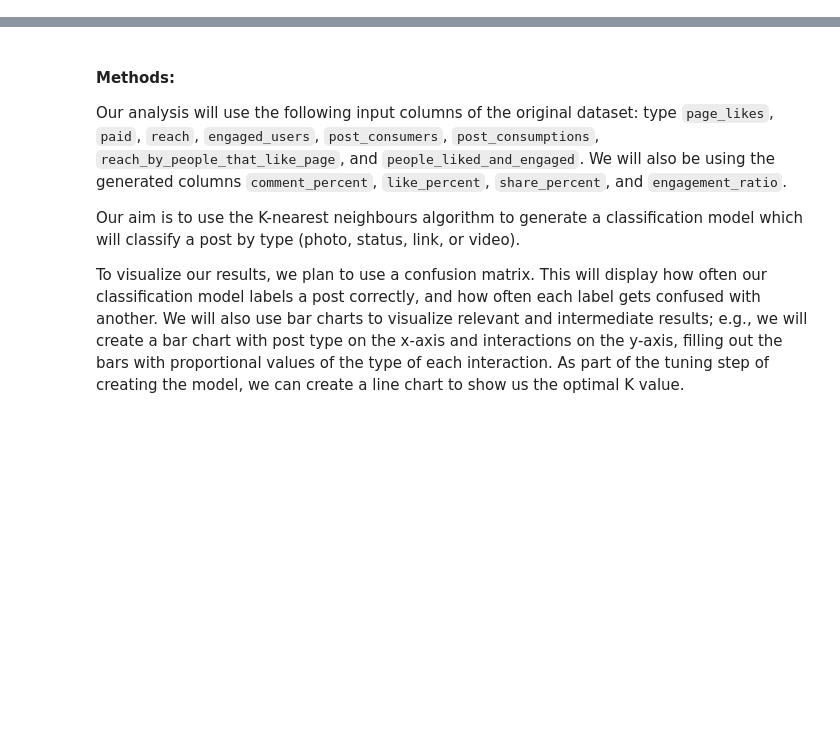
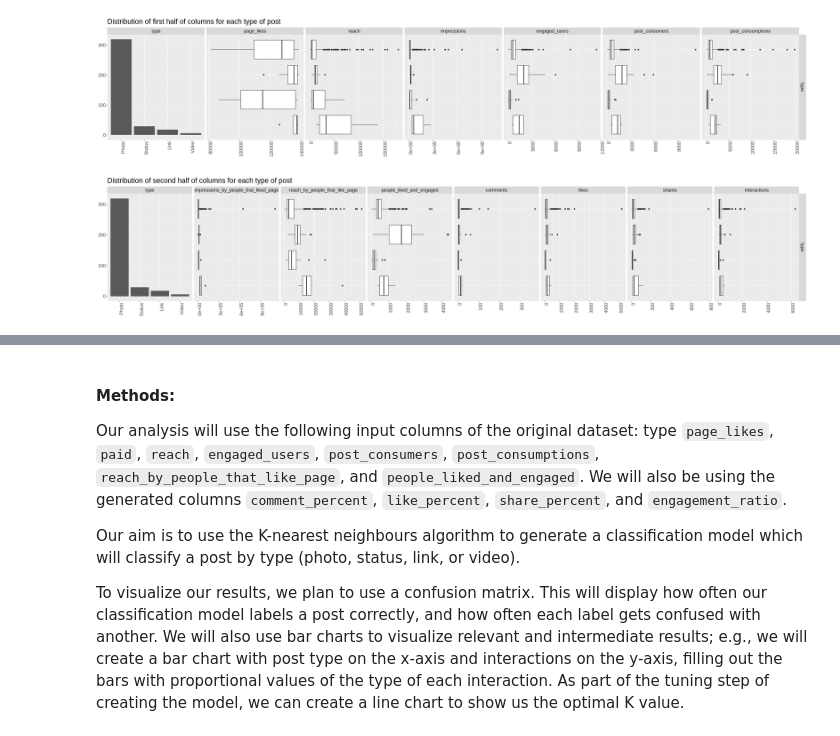
Before and after one commit to lucykvs/DSCI100-Project, a Jupyter notebook: Project.ipynb, the cells around one changed output, grey strips where cells are left out. Saved outputs shown, nothing was run; the diff lists cells and outputs as text; code cells hidden in the pictures; blank space fills up the shorter version.

```diff
--- a/Project.ipynb
+++ b/Project.ipynb
@@ -450,0 +81,9 @@ A tibble: 12 × 1
+# %%
+# Split the data:
+fb_split <- initial_split(fb_data_clean, prop = 0.75, strata = type)
+fb_train <- training(fb_split)
+fb_test <- testing(fb_split)
+
+# ensure fb_train and fb_test contain 75% and 25% of data, respectively
+nrow(fb_train)
+nrow(fb_test)
@@ -450,0 +143,12 @@ A tibble: 12 × 1
+# %%
+fb_train_selected1 <- fb_train %>%
+            select(-post_month, -post_weekday, -post_hour, -category, -paid) %>%
+            select(type, page_likes, reach:interactions) # reorder the df so that type is first, so that we can display only that row
+
+fb_test_selected1 <- fb_test %>%
+            select(-post_month, -post_weekday, -post_hour, -category, -paid) %>%
+            select(type, page_likes, reach:interactions) # reorder the df so that type is first, so that we can display only that row
+
+# Columns after selection
+colnames(fb_train_selected1)
+colnames(fb_test_selected1)
@@ -450,0 +184,27 @@ A tibble: 12 × 1
+# %%
+options(repr.plot.height = 6, repr.plot.width = 30)
+fb_select_plot1_first <- fb_train_selected1 %>%
+    select(type:post_consumptions) %>%
+    ggpairs() +
+    ggtitle("Distribution of first half of columns for each type of post") +
+    theme(text = element_text(size=18),
+            axis.text.x = element_text(angle = 90, hjust = 1))
+
+fb_select_plot1_second <- fb_train_selected1 %>%
+    select(type, impressions_by_people_that_liked_page:interactions) %>%
+    ggpairs() +
+    ggtitle("Distribution of second half of columns for each type of post") +
+    theme(text = element_text(size=18),
+            axis.text.x = element_text(angle = 90, hjust = 1))
+
+# Select just the top row of each plot because it is the only thing that we are trying to compare
+fb_select_plot1_first$nrow <- 1
+fb_select_plot1_first$yAxisLabels <- fb_select_plot1_first$yAxisLabels[1]
+fb_select_plot1_first
+
+fb_select_plot1_second$nrow <- 1
+fb_select_plot1_second$yAxisLabels <- fb_select_plot1_second$yAxisLabels[1]
+fb_select_plot1_second
+# %% [output]
+[figure, added]
+[figure, added]
```
Also changed, not shown: parts of 91 cells of this notebook.
